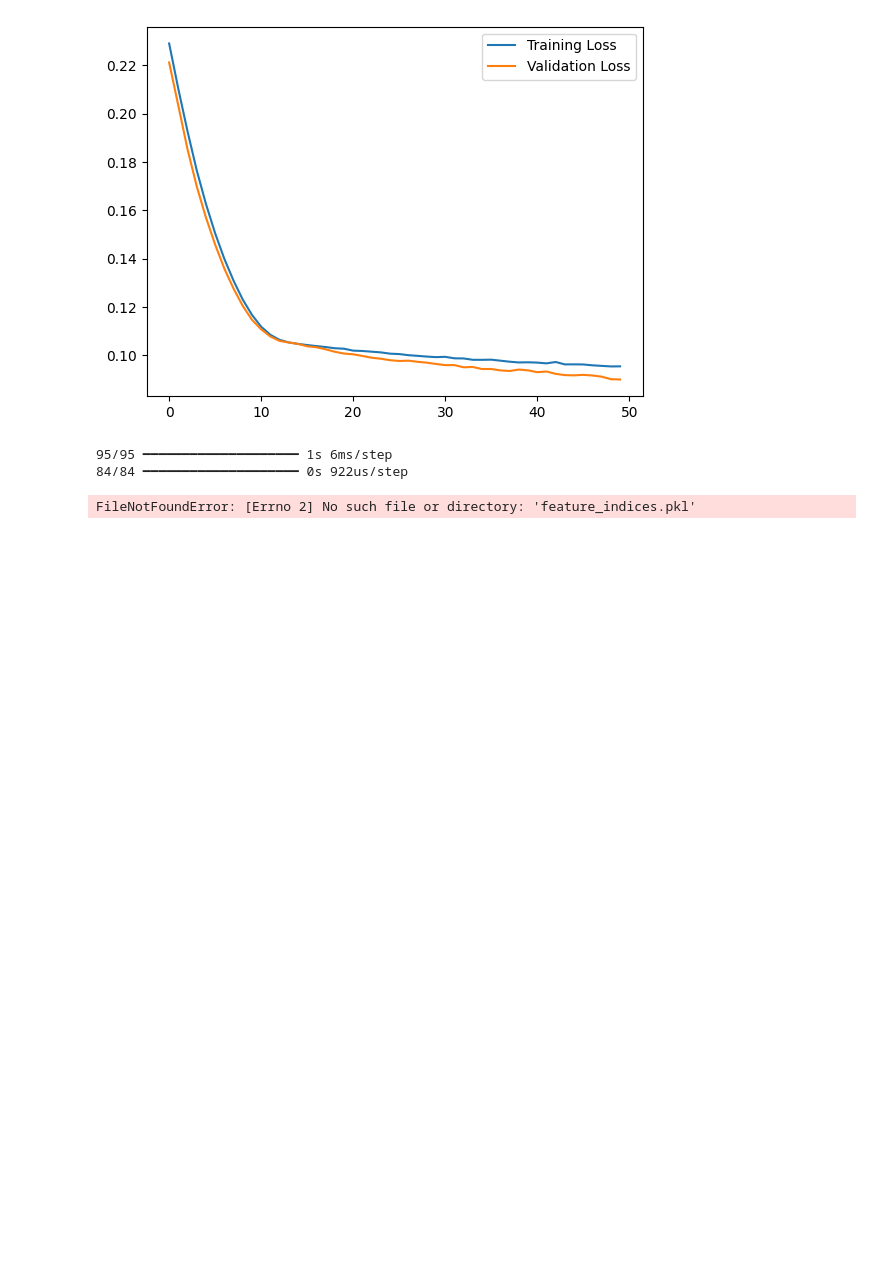
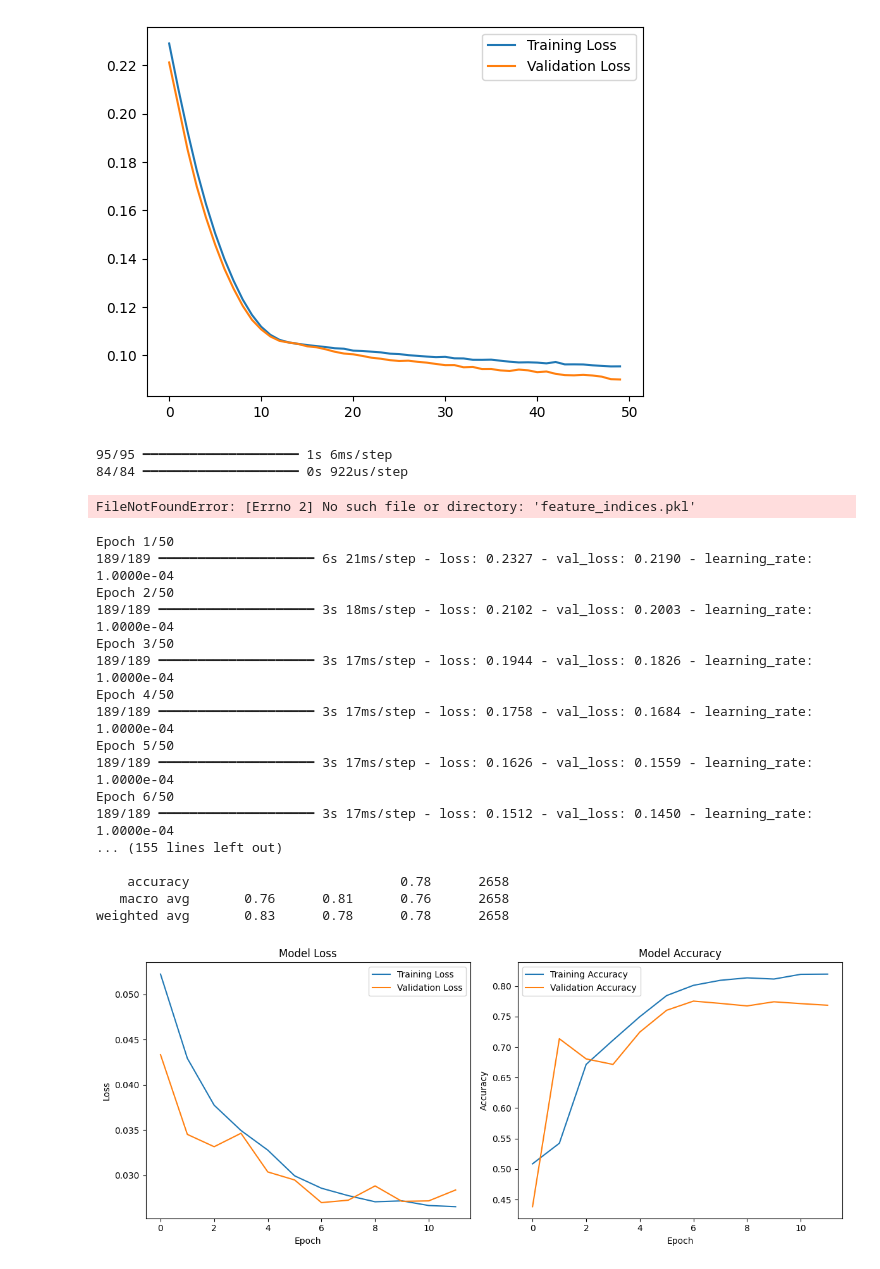
Before and after one commit to sgwrld-999/Adaptive-Network-Intrusion-Detection-System, a Jupyter notebook: Implementation_Layer_2/Final_phase_iteration_2.ipynb, the cells around one changed output. Drawn from its saved outputs; the diff is of its cells as text; code cells hidden in the pictures; blank space fills up the shorter version.

```diff
--- a/Implementation_Layer_2/Final_phase_iteration_2.ipynb
+++ b/Implementation_Layer_2/Final_phase_iteration_2.ipynb
@@ -24,33 +24,17 @@ tf.keras.utils.get_custom_objects().update({'mish': tf.keras.layers.Activation(m
 # Data Preprocessing
 # -------------------------------------------------------------------------
 def preprocess_data(file_path, test_size=0.2, random_state=42):
-    """
-    Load and preprocess dataset for ANIDS.
-    - Applies robust scaling
-    - Removes outliers using IQR
-    - Splits data into training & validation sets
-    """
     df = pd.read_csv(file_path)
     y = df['Attack_label']
     X = df.drop(['Attack_label'], axis=1)
-
-    # Outlier removal using IQR
     Q1, Q3 = X.quantile(0.25), X.quantile(0.75)
     IQR = Q3 - Q1
     mask = ~((X < (Q1 - 3 * IQR)) | (X > (Q3 + 3 * IQR))).any(axis=1)
-    X = X[mask]
-    y = y[mask]
-
-    # Scaling
+    X, y = X[mask], y[mask]
     scaler = RobustScaler()
     X_scaled = scaler.fit_transform(X)
     joblib.dump(scaler, 'robust_scaler.pkl')
-
-    # Split data
-    X_train, X_val, y_train, y_val = train_test_split(
-        X_scaled, y, test_size=test_size, random_state=random_state, stratify=y
-    )
-
+    X_train, X_val, y_train, y_val = train_test_split(X_scaled, y, test_size=test_size, random_state=random_state, stratify=y)
     return X_train, X_val, y_train, y_val
 # %%
 # -------------------------------------------------------------------------
@@ -959,23 +914,3 @@ def hyperparameter_optimization(X_train, y_train, X_val, y_val, seq_length, inpu
     print(f"Best validation F1 score: {best_val_f1:.4f}")
 
     return best_params, best_model
-# %%
-# -------------------------------------------------------------------------
-# Main Execution
-# -------------------------------------------------------------------------
-def main():
-    """
-    Main function to run the Adaptive NIDS system.
-    """
-    # Load and preprocess data
-    X_train, X_val, y_train, y_val = preprocess_data('/Users/siddhantgond/Desktop/6THSEM/Project_Elective/Adaptive-Network-Intrusion-Detection-System/Implementaiton/training_dataset.csv')
-
-    # Layer 1: Anomaly Detection
-    anomaly_detector = AdaptiveNIDSLayer1(input_dim=X_train.shape[1], latent_dim=16)
-    history = anomaly_detector.train(X_train, X_val, epochs=50)
-
-    # Detect anomalies
-    X_anomalies, indices = anomaly_detector.detect_anomalies(X_train, threshold=0.02)
-    y_anomalies = y_train.iloc[indices].values
-
-    # Extract features
@@ -1069,3 +1060,25 @@ layer2_model.plot_training_history(history)
 95/95 ━━━━━━━━━━━━━━━━━━━━ 1s 6ms/step
 84/84 ━━━━━━━━━━━━━━━━━━━━ 0s 922us/step
 FileNotFoundError: [Errno 2] No such file or directory: 'feature_indices.pkl'
+# %%
+if __name__ == "__main__":
+    main()
+# %% [output]
+Epoch 1/50
+189/189 ━━━━━━━━━━━━━━━━━━━━ 6s 21ms/step - loss: 0.2327 - val_loss: 0.2190 - learning_rate: 1.0000e-04
+Epoch 2/50
+189/189 ━━━━━━━━━━━━━━━━━━━━ 3s 18ms/step - loss: 0.2102 - val_loss: 0.2003 - learning_rate: 1.0000e-04
+Epoch 3/50
+189/189 ━━━━━━━━━━━━━━━━━━━━ 3s 17ms/step - loss: 0.1944 - val_loss: 0.1826 - learning_rate: 1.0000e-04
+Epoch 4/50
+189/189 ━━━━━━━━━━━━━━━━━━━━ 3s 17ms/step - loss: 0.1758 - val_loss: 0.1684 - learning_rate: 1.0000e-04
+Epoch 5/50
+189/189 ━━━━━━━━━━━━━━━━━━━━ 3s 17ms/step - loss: 0.1626 - val_loss: 0.1559 - learning_rate: 1.0000e-04
+Epoch 6/50
+189/189 ━━━━━━━━━━━━━━━━━━━━ 3s 17ms/step - loss: 0.1512 - val_loss: 0.1450 - learning_rate: 1.0000e-04
+... (155 lines left out)
+
+    accuracy                           0.78      2658
+   macro avg       0.76      0.81      0.76      2658
+weighted avg       0.83      0.78      0.78      2658
+[figure, added]
```
Also changed, not shown: parts of 3 cells of this notebook, 30 other files.
